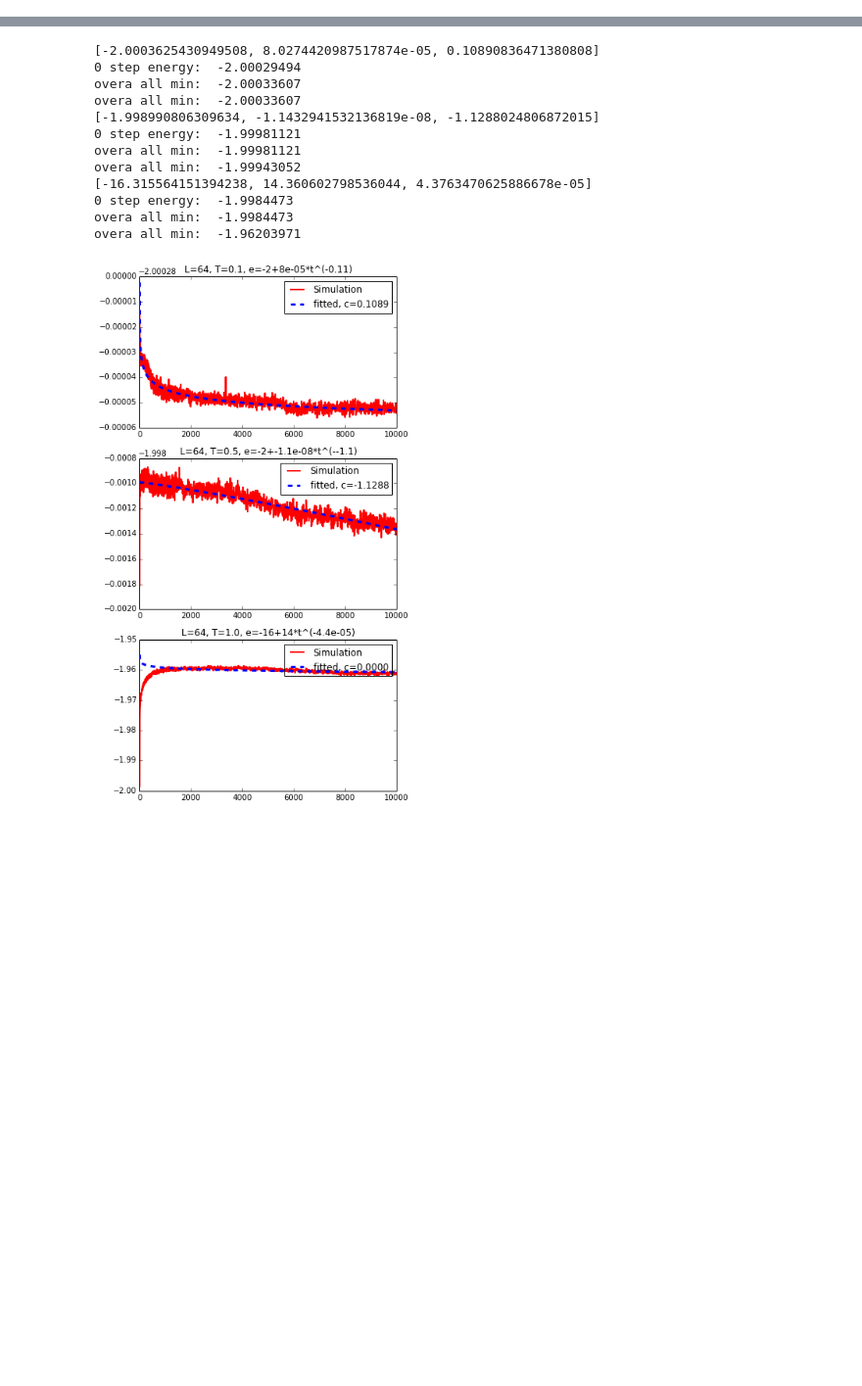
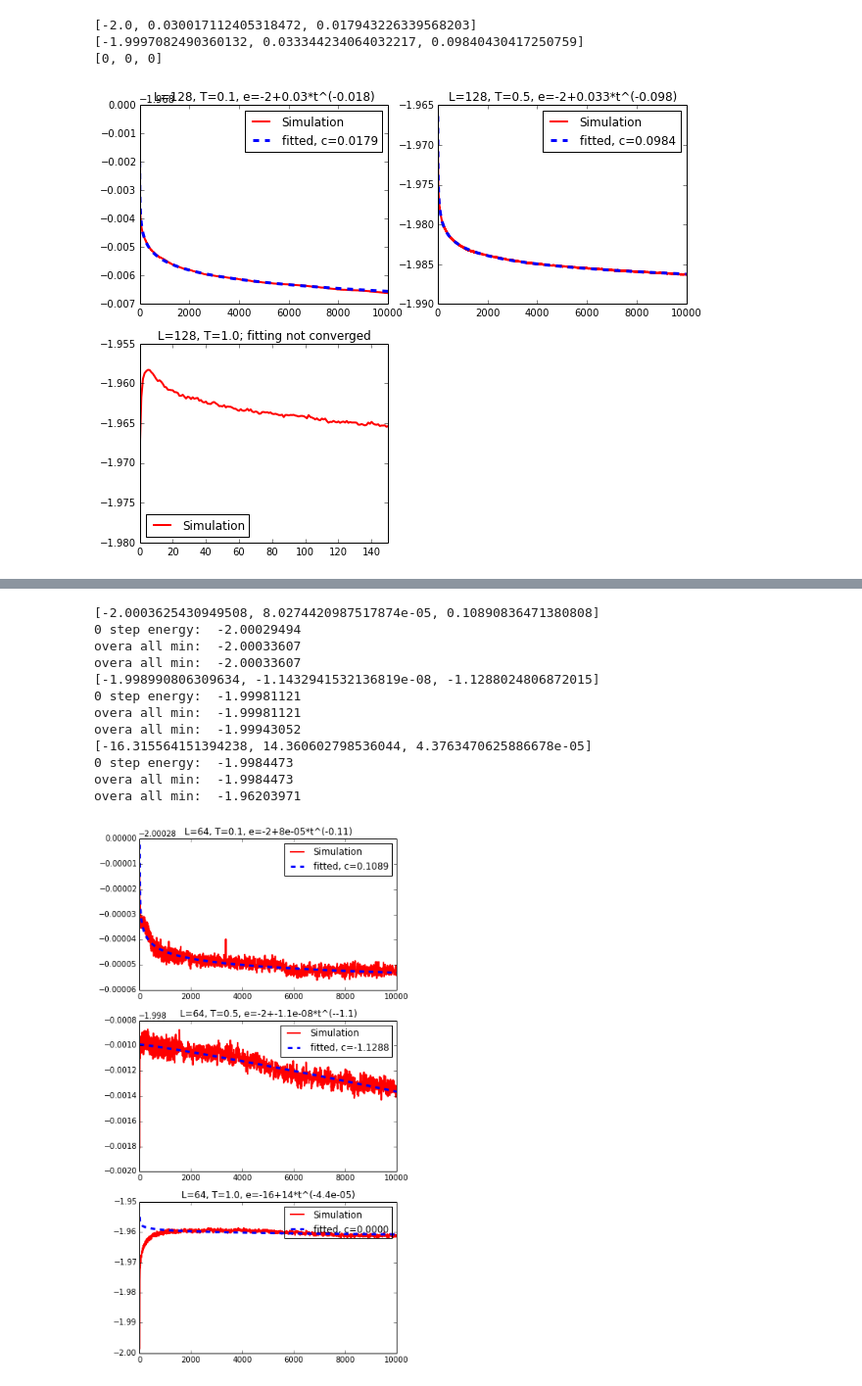
Before and after one commit to seanxiangcheng/RFIM_Simulation, a Jupyter notebook: figs_code/Exponent_finding.ipynb, the cells around one changed output, grey strips where cells are left out. Shown at 98% size. Drawn from its saved outputs; the diff is of its cells as text; code cells hidden in the pictures; blank space fills up the shorter version.

Commit message:
No langvin field

```diff
--- a/figs_code/Exponent_finding.ipynb
+++ b/figs_code/Exponent_finding.ipynb
@@ -118,0 +153,46 @@ def get_med_files(path='../data'):
+# %%
+#  plots with no langevin field
+Ts=[0.1, 0.5, 1.0]
+reps=[200]*len(Ts)
+Ls=[128]*len(Ts)
+plt.figure(figsize=(10,8))
+for ind in range(len(Ts)):
+    fn = get_med_fn(Ls[ind], Ts[ind], reps[ind])
+    fn = '../data/'+fn
+    [L, T, shi, sHi, rep] = get_param_file(fn)
+
+    med = pd.read_csv(fn, skiprows=1)
+    x=med['mc_step']
+    y=med['energy']
+
+    plt.subplot(2, 2, ind+1)
+    area = [0,10000]
+    plt.plot(x,y,'r-',linewidth=2, label='Simulation')
+    if T>0.2:
+        [ee, A, c]=get_exp(med['mc_step'], med['energy'])
+    else:
+        [A, c]=get_exp_lowT(med['mc_step'], med['energy'])
+        ee = -2.0
+    print [ee, A, c]
+    #get_exp(x[area[0]:area[1]], y[area[0]:area[1]])
+    #print "0 step energy: ", y[0]
+    #print "overa all min: ", np.min(y)
+    #print "overa all min: ", np.min(y[1000:])
+    if ee!=0 and abs(c)<0.5 and ee<-1.8 and ee>-2.1:
+        x = np.arange(1,10000)
+        y = ee + A*x**(-c)
+        plt.plot(x,y, 'b--', linewidth=3, label='fitted, c=%.4f' % c)
+        plt.title("L=%.0f, T=%.1f, e=%.2g+%.2g*t^(-%.2g)" % (L, T, ee, A, c))
+        plt.legend(loc='upper right')
+
+    plt.xlim(area)
+    if T>=1.0:
+        plt.xlim([0,150])
+        plt.title("L=%.0f, T=%.1f; fitting not converged" % (L, T))
+        plt.legend(loc='lower left')
+plt.savefig("Energy_L128_noLangvin.pdf")
+# %% [output]
+[-2.0, 0.030017112405318472, 0.017943226339568203]
+[-1.9997082490360132, 0.033344234064032217, 0.09840430417250759]
+[0, 0, 0]
+[figure, added]
```
Also changed, not shown: parts of 3 cells of this notebook, 22 other files.
